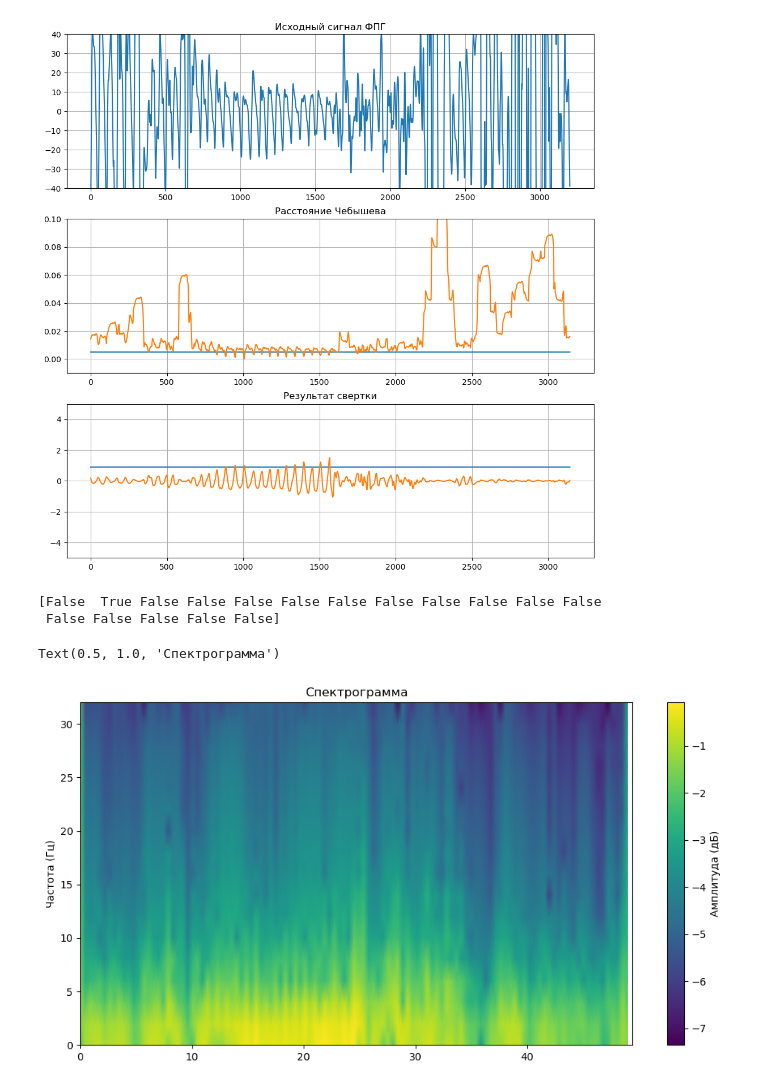
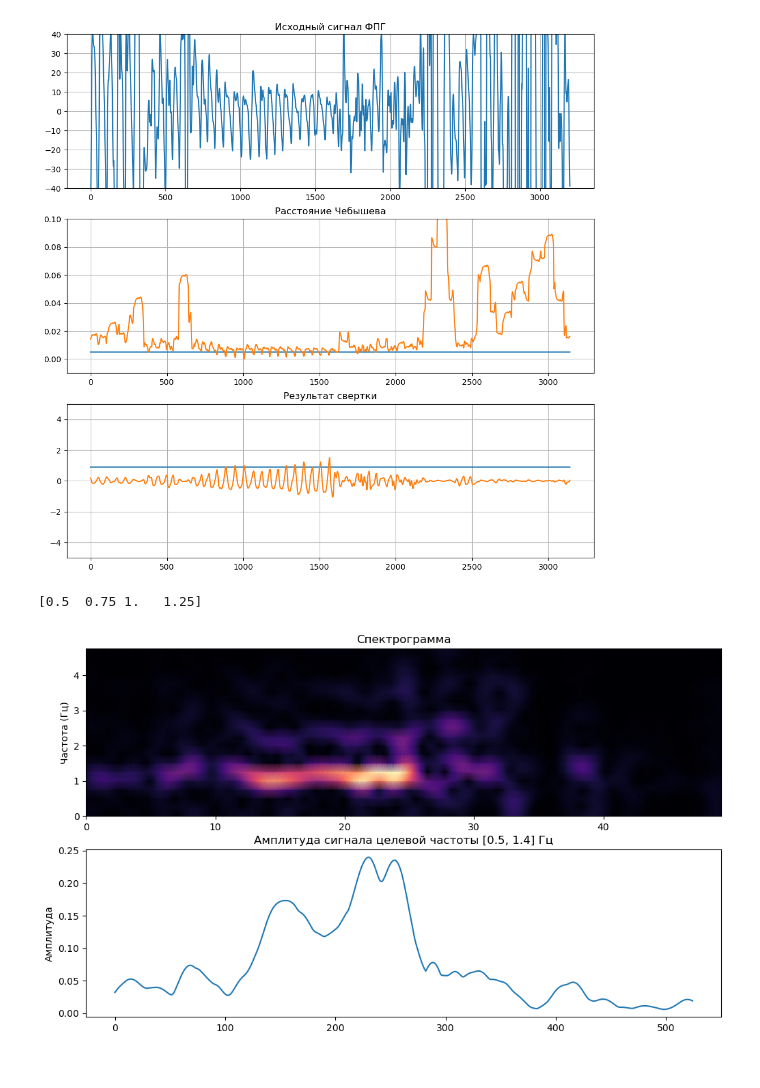
Before and after one commit to IlyaKarakulin/Stress-level-by-PPG, a Jupyter notebook: frequency_analysis.ipynb, the cells around one changed output. Cells and saved outputs as stored; diff of their text form; code cells hidden in the pictures.

Commit message:
did freq analise

```diff
--- a/frequency_analysis.ipynb
+++ b/frequency_analysis.ipynb
@@ -167,33 +172,39 @@ plt.grid(True)
 # %%
 # Вычисление STFT
 frequencies, times, Zxx = signal.stft(
     conv_res,
     fs=64,
     window='hann',
-    nperseg=32,
-    noverlap=4
+    nperseg=256,
+    noverlap=250
 )
 
-spectrogram = np.log10(np.abs(Zxx))
+spectrogram = np.abs(Zxx)
+# print(frequencies)
 
 # Маска для целевой частоты
-freq_mask = (frequencies >= 0.5) & (frequencies <= 2)
-print(freq_mask)
+min_fr = 0.5
+max_fr = 1.4
+freq_mask = (frequencies >= min_fr) & (frequencies <= max_fr)
+print(frequencies[freq_mask])
 
 # Амплитуда в целевой полосе
 amplitude_in_band = np.mean(np.abs(Zxx[freq_mask, :]), axis=0)
 
-# # Создание бинарной маски
-# time_mask = amplitude_in_band > min_amplitude
+plt.figure(figsize=(12, 7))
 
-plt.figure(figsize=(12, 6))
-plt.pcolormesh(times, frequencies, spectrogram, shading='gouraud', cmap='viridis')
-plt.colorbar(label='Амплитуда (дБ)')
+plt.subplot(2, 1, 1)
+plt.pcolormesh(times, frequencies[frequencies < 5], spectrogram[frequencies < 5, : ], shading='gouraud', cmap='magma')
+# plt.colorbar(label='Амплитуда (дБ)')
 plt.ylabel('Частота (Гц)')
 plt.title('Спектрограмма')
+
+plt.subplot(2, 1, 2)
+plt.plot(amplitude_in_band)
+plt.ylabel('Амплитуда')
+plt.title(f'Амплитуда сигнала целевой частоты [{min_fr}, {max_fr}] Гц')
+plt.show()
 # %% [output]
-[False  True False False False False False False False False False False
- False False False False False]
+[0.5  0.75 1.   1.25]
-Text(0.5, 1.0, 'Спектрограмма')
-[figure, old version]
+[figure, new version]
 # %%
```
Also changed, not shown: parts of 5 cells of this notebook.
